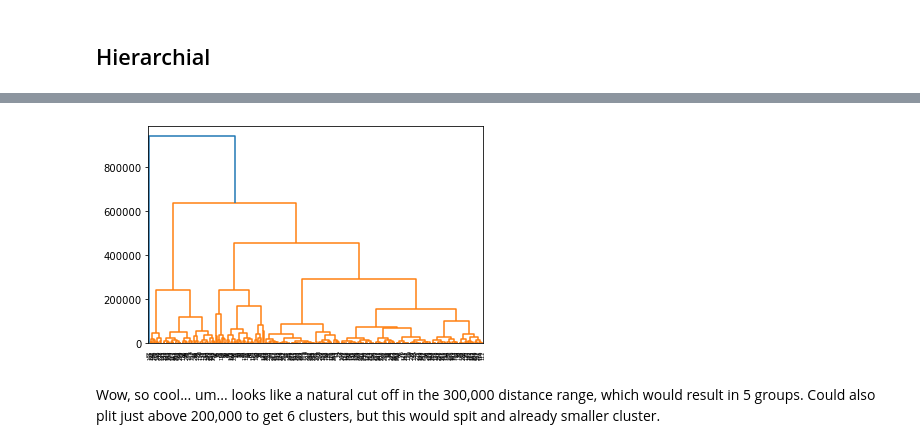
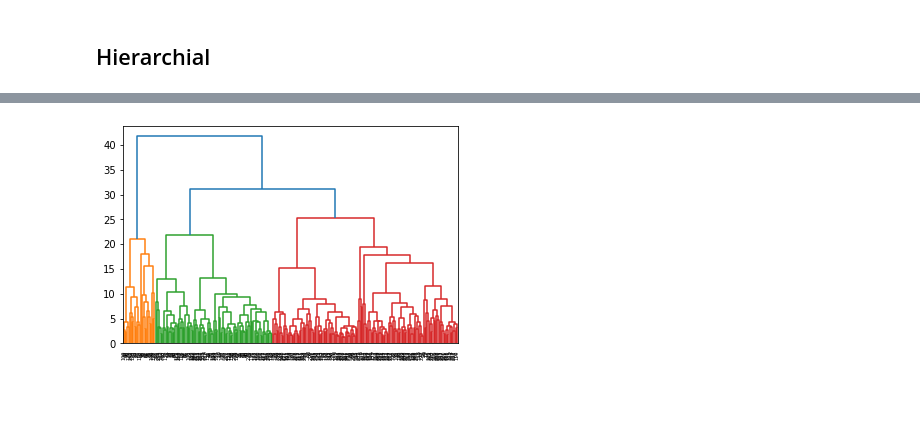
Before and after one commit to DGiulietti/RecycleEffectivenessMA, a Jupyter notebook: part2.ipynb, the cells around one changed output, grey strips where cells are left out. Drawn from its saved outputs; the diff is of its cells as text; code cells hidden in the pictures; blank space fills up the shorter version.

Commit message:
finished clustering and picked schema

```diff
--- a/part2.ipynb
+++ b/part2.ipynb
@@ -474,3 +410,3 @@ pd.Series(kmeans2.labels_).value_counts()
 dtype: int64
 # %%
-chars_df['km_label'] = kmeans2.labels_
+characteristics_im['km_trimmed_label'] = kmeans2.labels_
@@ -486,0 +430,3 @@ What other clustering evaluation can I do on kMeans?
+# %%
+kmeans3 = KMeans(n_clusters=6)
+kmeans3.fit(low_corr_df)
@@ -486,0 +445,2 @@ What other clustering evaluation can I do on kMeans?
+# %%
+characteristics_im['km_s_label'] = kmeans3.labels_
@@ -487,2 +466,10 @@ What other clustering evaluation can I do on kMeans?
 # %% [markdown]
 ## Hierarchial
+# %%
+# NOT SCALED
+
+dendrogram = sch.dendrogram(sch.linkage(characteristics_im[cols_to_include], method='ward'))
+# create clusters
+hc = AgglomerativeClustering(n_clusters=4, affinity = 'euclidean', linkage = 'ward')
+# save clusters for chart
+characteristics_im['hc_label'] = hc.fit_predict(characteristics_im[cols_to_include])
@@ -489,11 +478,11 @@ What other clustering evaluation can I do on kMeans?
 # %%
+# SCALED
+
 # create dendrogram
-dendrogram = sch.dendrogram(sch.linkage(chars_df.drop(columns='km_label'), method='ward'))
+dendrogram = sch.dendrogram(sch.linkage(low_corr_df, method='ward'))
 # create clusters
-hc = AgglomerativeClustering(n_clusters=5, affinity = 'euclidean', linkage = 'ward')
+hc_s = AgglomerativeClustering(n_clusters=4, affinity = 'euclidean', linkage = 'ward')
 # save clusters for chart
-y_hc = hc.fit_predict(chars_df.drop(columns='km_label'))
+characteristics_im['hc_s_label'] = hc_s.fit_predict(low_corr_df)
 # %% [output]
-[figure, old version]
+[figure, new version]
-# %% [markdown]
-Wow, so cool... um... looks like a natural cut off in the 300,000 distance range, which would result in 5 groups. Could also plit just above 200,000 to get 6 clusters, but this would spit and already smaller cluster.
```
Also changed, not shown: parts of 95 cells of this notebook, 5 other files.
